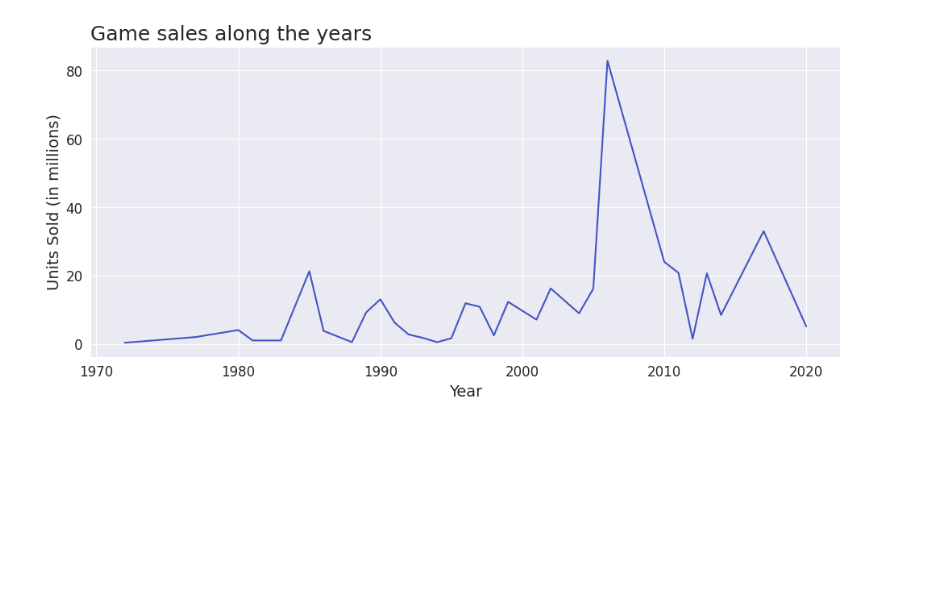
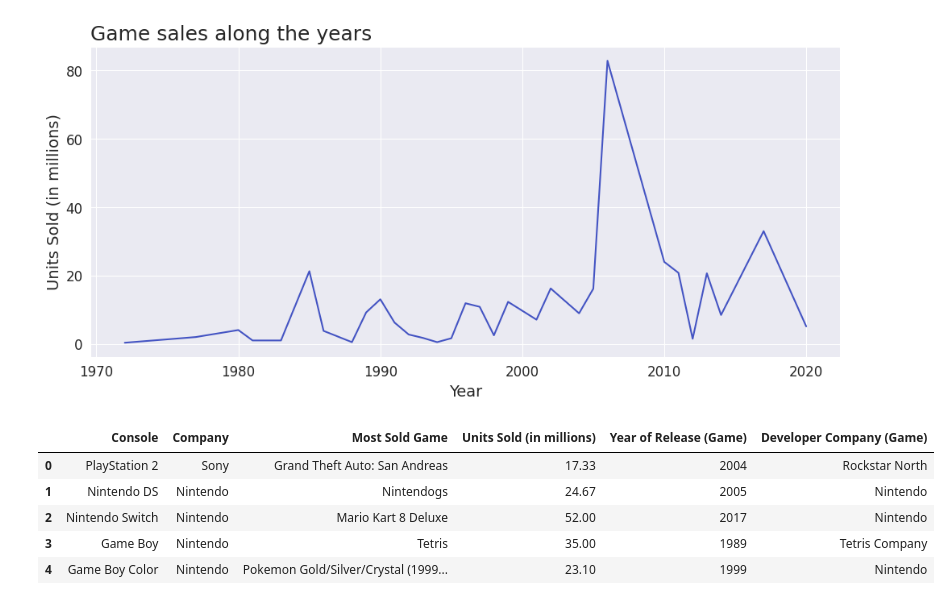
Before and after one commit to danieldorta/Best-Selling-Consoles-and-Their-Best-Selling-Games, a Jupyter notebook: Best selling Games by Console Analysis.ipynb, the cells around one changed output. Saved outputs shown, nothing was run; the diff lists cells and outputs as text; code cells hidden in the pictures; blank space fills up the shorter version.

```diff
--- a/Best selling Games by Console Analysis.ipynb
+++ b/Best selling Games by Console Analysis.ipynb
@@ -375,0 +458,10 @@ ax=ax
+# %%
+games['Developer Company (Game)'] = games['Most Sold Game'].map(game_owners)
+games.head()
+# %% [output]
+|  | Console | Company | Most Sold Game | Units Sold (in millions) | Year of Release (Game) | Developer Company (Game) |
+| 0 | PlayStation 2 | Sony | Grand Theft Auto: San Andreas | 17.33 | 2004 | Rockstar North |
+| 1 | Nintendo DS | Nintendo | Nintendogs | 24.67 | 2005 | Nintendo |
+| 2 | Nintendo Switch | Nintendo | Mario Kart 8 Deluxe | 52.00 | 2017 | Nintendo |
+| 3 | Game Boy | Nintendo | Tetris | 35.00 | 1989 | Tetris Company |
+| 4 | Game Boy Color | Nintendo | Pokemon Gold/Silver/Crystal (1999... | 23.10 | 1999 | Nintendo |
```
Also changed, not shown: parts of 9 cells of this notebook, 2 other files.
